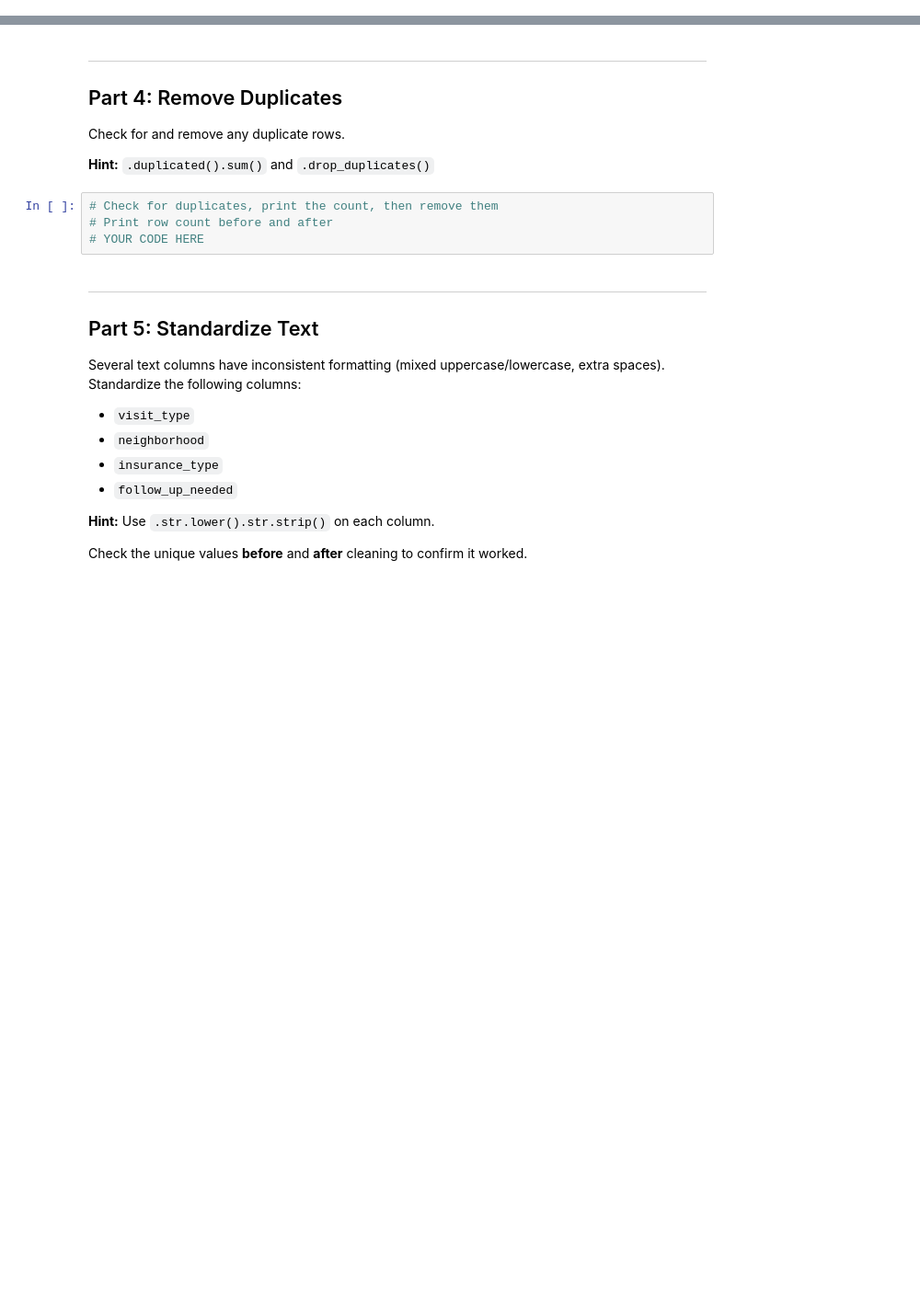
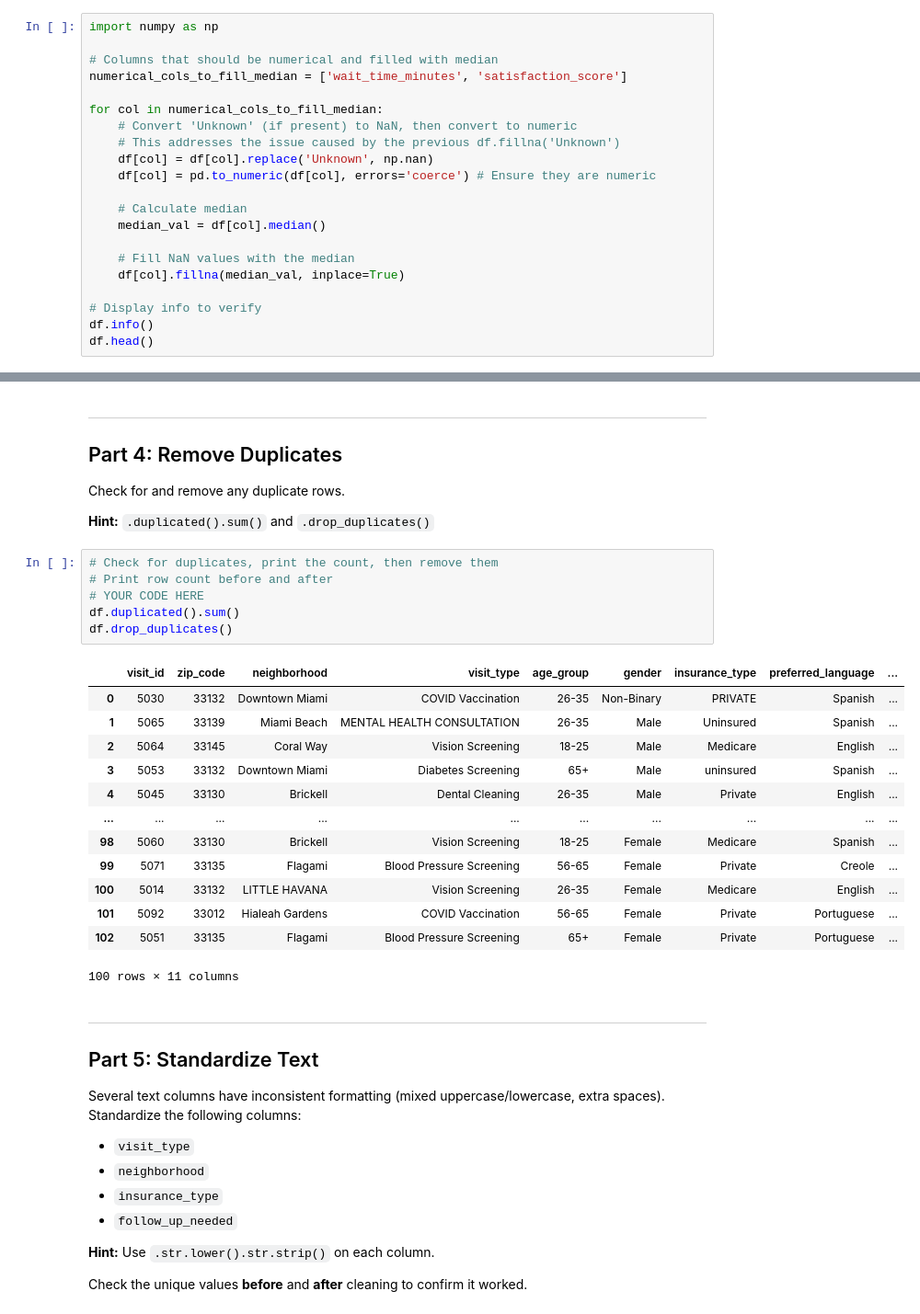
Before and after one commit to Rp2451/practice-projects, a Jupyter notebook: 04-Data-Wrangling/Non-Guided-Project/NG04_Public_Health_Data_Prep.ipynb, the cells around one changed output, grey strips where cells are left out. Shown at 92% size. Saved outputs shown, nothing was run; the diff lists cells and outputs as text; blank space fills up the shorter version.

```diff
--- a/04-Data-Wrangling/Non-Guided-Project/NG04_Public_Health_Data_Prep.ipynb
+++ b/04-Data-Wrangling/Non-Guided-Project/NG04_Public_Health_Data_Prep.ipynb
@@ -181,0 +189,21 @@ NameError: name 'df' is not defined
+# %%
+import numpy as np
+
+# Columns that should be numerical and filled with median
+numerical_cols_to_fill_median = ['wait_time_minutes', 'satisfaction_score']
+
+for col in numerical_cols_to_fill_median:
+    # Convert 'Unknown' (if present) to NaN, then convert to numeric
+    # This addresses the issue caused by the previous df.fillna('Unknown')
+    df[col] = df[col].replace('Unknown', np.nan)
+    df[col] = pd.to_numeric(df[col], errors='coerce') # Ensure they are numeric
+
+    # Calculate median
+    median_val = df[col].median()
+
+    # Fill NaN values with the median
+    df[col].fillna(median_val, inplace=True)
+
+# Display info to verify
+df.info()
+df.head()
@@ -192,7 +266,23 @@ Check for and remove any duplicate rows.
 # %%
 # Check for duplicates, print the count, then remove them
 # Print row count before and after
 # YOUR CODE HERE
+df.duplicated().sum()
+df.drop_duplicates()
+# %% [output]
+|  | visit_id | zip_code | neighborhood | visit_type | age_group | gender | insurance_type | preferred_language | ... |
+| 0 | 5030 | 33132 | Downtown Miami | COVID Vaccination | 26-35 | Non-Binary | PRIVATE | Spanish | ... |
+| 1 | 5065 | 33139 | Miami Beach | MENTAL HEALTH CONSULTATION | 26-35 | Male | Uninsured | Spanish | ... |
+| 2 | 5064 | 33145 | Coral Way | Vision Screening | 18-25 | Male | Medicare | English | ... |
+| 3 | 5053 | 33132 | Downtown Miami | Diabetes Screening | 65+ | Male | uninsured | Spanish | ... |
+| 4 | 5045 | 33130 | Brickell | Dental Cleaning | 26-35 | Male | Private | English | ... |
+| ... | ... | ... | ... | ... | ... | ... | ... | ... | ... |
+| 98 | 5060 | 33130 | Brickell | Vision Screening | 18-25 | Female | Medicare | Spanish | ... |
+| 99 | 5071 | 33135 | Flagami | Blood Pressure Screening | 56-65 | Female | Private | Creole | ... |
+| 100 | 5014 | 33132 | LITTLE HAVANA | Vision Screening | 26-35 | Female | Medicare | English | ... |
+| 101 | 5092 | 33012 | Hialeah Gardens | COVID Vaccination | 56-65 | Female | Private | Portuguese | ... |
+| 102 | 5051 | 33135 | Flagami | Blood Pressure Screening | 65+ | Female | Private | Portuguese | ... |
+100 rows × 11 columns
 # %% [markdown]
 ---
 ## Part 5: Standardize Text
```
Also changed, not shown: parts of 50 cells of this notebook.
